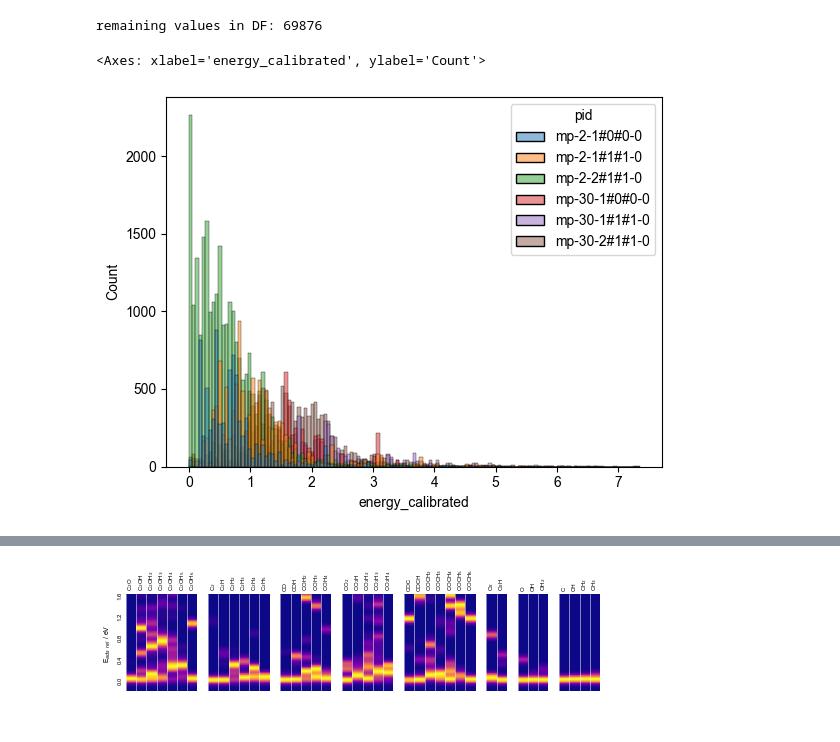
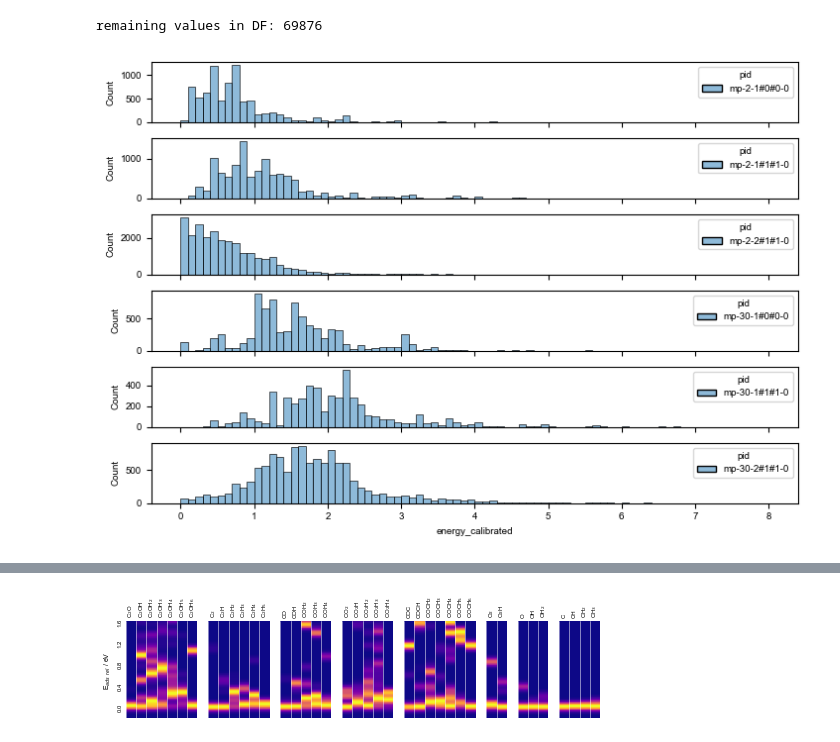
Before and after one commit to basf/autoadsorbate, a Jupyter notebook: scripts/aads_2025.ipynb, the cells around one changed output, grey strips where cells are left out. Cells and saved outputs as stored; diff of their text form; code cells hidden in the pictures.

```diff
--- a/scripts/aads_2025.ipynb
+++ b/scripts/aads_2025.ipynb
@@ -280,7 +285,15 @@ See the caveats in the documentation: https://pandas.pydata.org/pandas-docs/stab
   _xdf['H_max'] = [map_H_max[_xdf.backbone_formula.values[i]] for i in range(len(_xdf))]
 remaining values in DF: 69876
 # %%
-sns.histplot(_xdf, x='energy_calibrated', hue='pid')
+font = {'size'   : 7}
+matplotlib.rc('font', **font)
+
+fig, axs = plt.subplots(len(_xdf.pid.unique()), 1, figsize=[7.2,5], sharex=True)
+
+for i, pid in enumerate(_xdf.pid.unique()):
+    sns.histplot(_xdf[_xdf.pid==pid], x='energy_calibrated', hue='pid', ax=axs[i], binrange=[0,8], binwidth=0.1)
+
+fig.set_layout_engine(layout='tight')
+fig
 # %% [output]
-<Axes: xlabel='energy_calibrated', ylabel='Count'>
-[figure, old version]
+[figure, new version]
```
Also changed, not shown: parts of 53 cells of this notebook.
